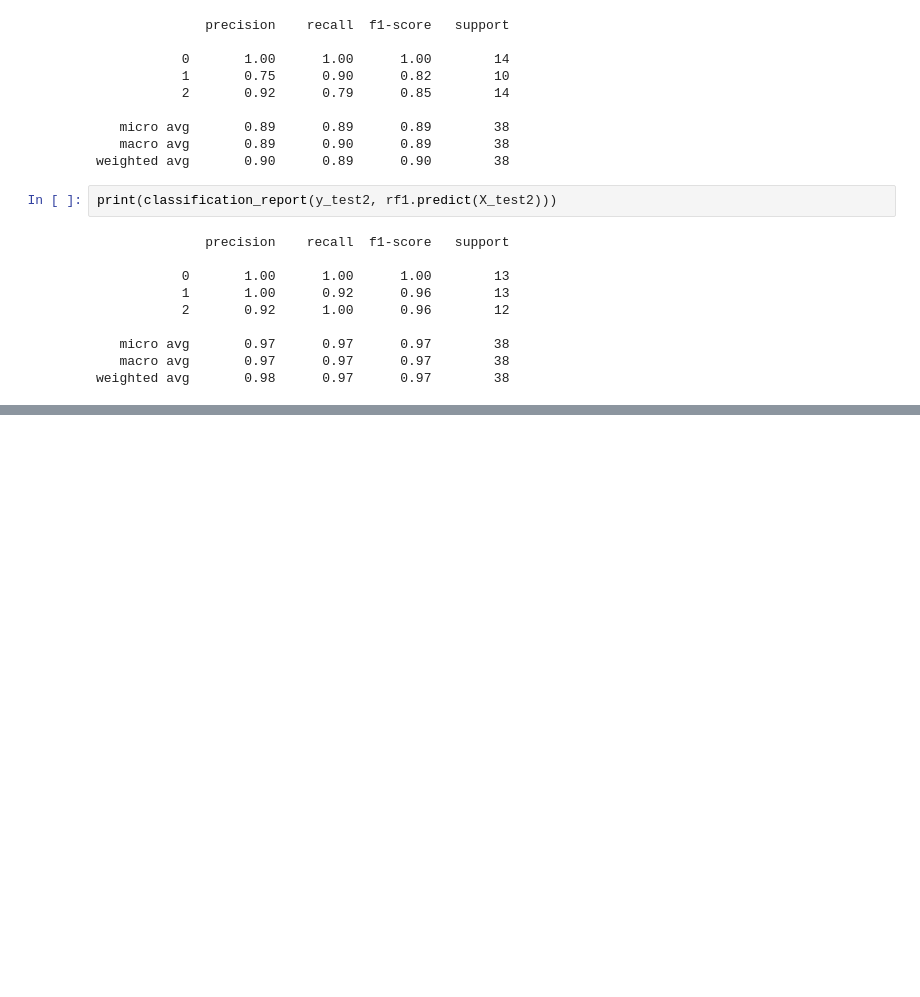
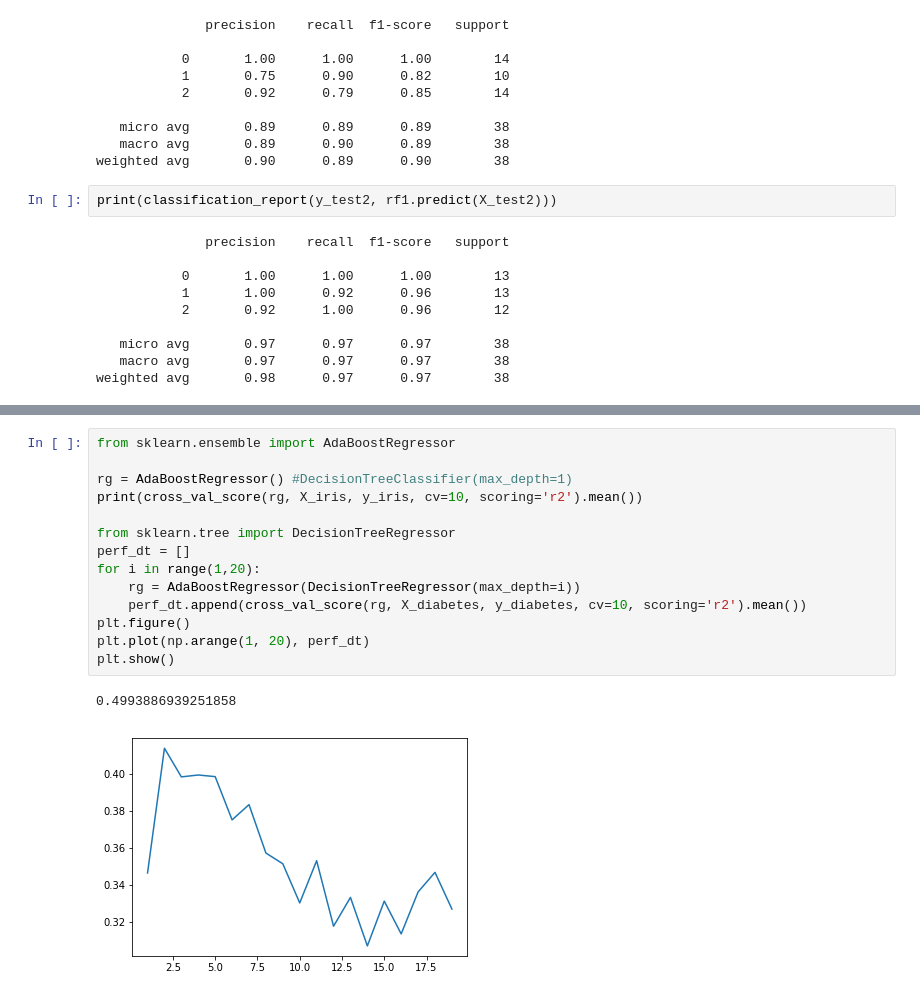
Before and after one commit to sally14/ensae-python-2019, a Jupyter notebook: TP3_boosting.ipynb, the cells around one changed output, grey strips where cells are left out. Drawn from its saved outputs; the diff is of its cells as text; blank space fills up the shorter version.

```diff
--- a/TP3_boosting.ipynb
+++ b/TP3_boosting.ipynb
@@ -139,0 +214,17 @@ print(r2_score(y_test2, rf1.predict(X_test2)))
+# %%
+from sklearn.ensemble import AdaBoostRegressor
+
+rg = AdaBoostRegressor() #DecisionTreeClassifier(max_depth=1)
+print(cross_val_score(rg, X_iris, y_iris, cv=10, scoring='r2').mean())
+
+from sklearn.tree import DecisionTreeRegressor
+perf_dt = []
+for i in range(1,20):
+    rg = AdaBoostRegressor(DecisionTreeRegressor(max_depth=i))
+    perf_dt.append(cross_val_score(rg, X_diabetes, y_diabetes, cv=10, scoring='r2').mean())
+plt.figure()
+plt.plot(np.arange(1, 20), perf_dt)
+plt.show()
+# %% [output]
+0.4993886939251858
+[figure, added]
```
Also changed, not shown: parts of 11 cells of this notebook.
